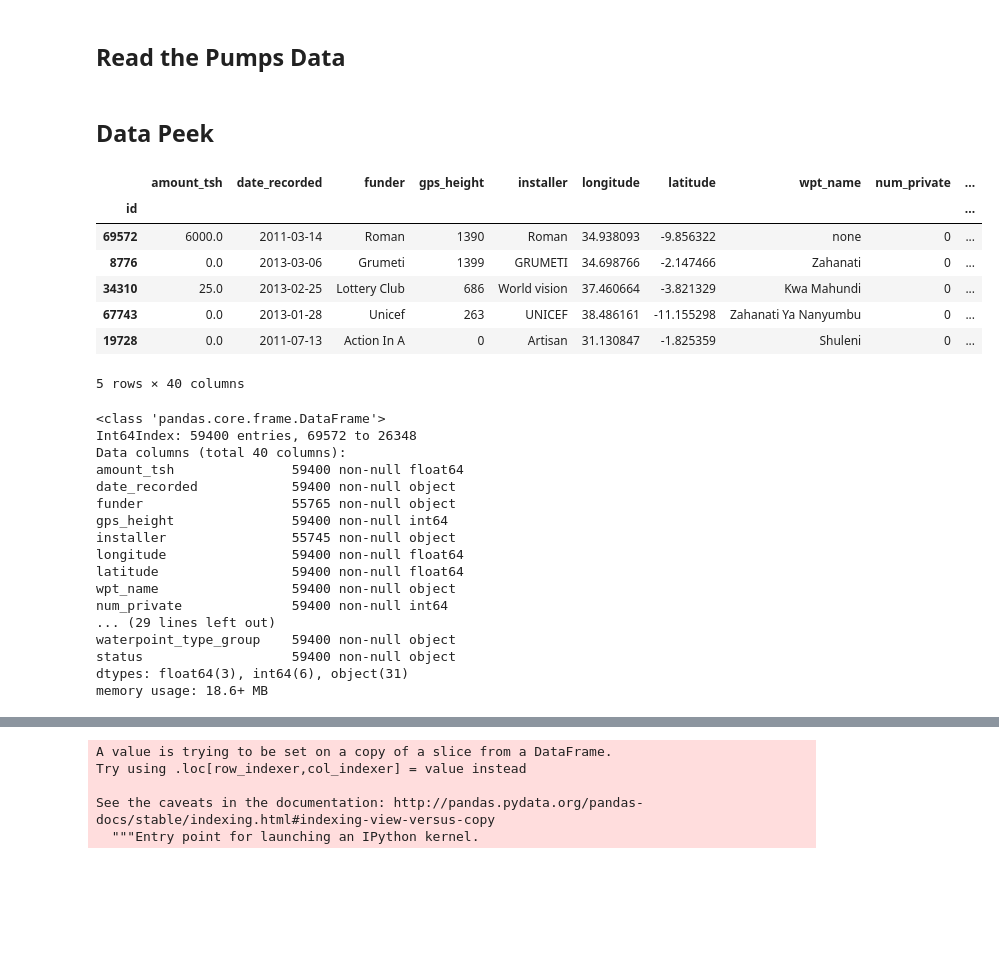
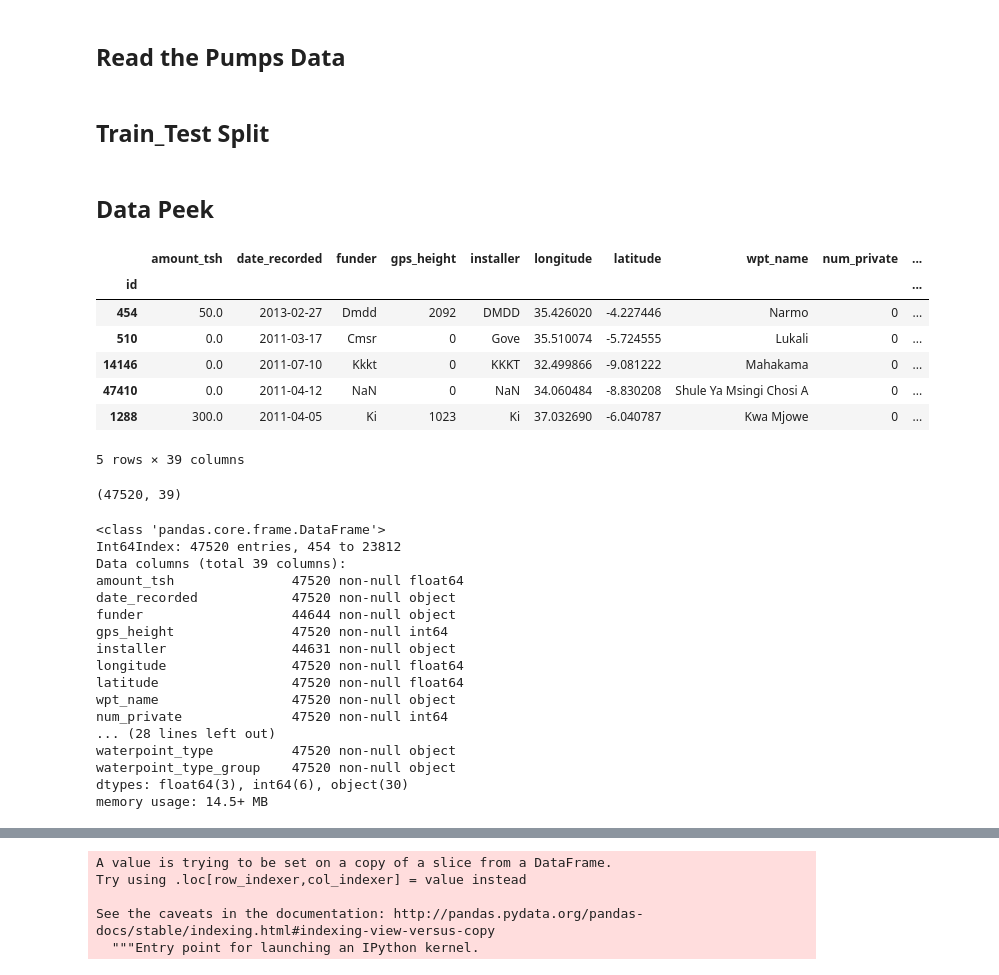
Before and after one commit to iremnasir/bootcamp_progress, a Jupyter notebook: Week_02/Pumps_Revised.ipynb, the cells around one changed output, grey strips where cells are left out. Cells and saved outputs as stored; diff of their text form; code cells hidden in the pictures; blank space fills up the shorter version.

```diff
--- a/Week_02/Pumps_Revised.ipynb
+++ b/Week_02/Pumps_Revised.ipynb
@@ -22,41 +24,46 @@ TARGET = os.path.join(PATH, TARGET)
 # %%
 pumps_f = pd.read_csv(FEATURES, index_col = 0)
 pumps_y = pd.read_csv(TARGET, index_col = 0)
-
-# Merge
-pumps_f['status'] = pumps_y
+# %% [markdown]
+## Train_Test Split
+# %%
+X_train, X_test, y_train, y_test = train_test_split(pumps_f, pumps_y, test_size = 0.2, random_state=42)
 # %% [markdown]
 ## Data Peek
 # %%
-pumps_f.head()
+X_train.head()
 # %% [output]
 |  | amount_tsh | date_recorded | funder | gps_height | installer | longitude | latitude | wpt_name | num_private | ... |
 | id |  |  |  |  |  |  |  |  |  | ... |
-| 69572 | 6000.0 | 2011-03-14 | Roman | 1390 | Roman | 34.938093 | -9.856322 | none | 0 | ... |
-| 8776 | 0.0 | 2013-03-06 | Grumeti | 1399 | GRUMETI | 34.698766 | -2.147466 | Zahanati | 0 | ... |
-| 34310 | 25.0 | 2013-02-25 | Lottery Club | 686 | World vision | 37.460664 | -3.821329 | Kwa Mahundi | 0 | ... |
-| 67743 | 0.0 | 2013-01-28 | Unicef | 263 | UNICEF | 38.486161 | -11.155298 | Zahanati Ya Nanyumbu | 0 | ... |
-| 19728 | 0.0 | 2011-07-13 | Action In A | 0 | Artisan | 31.130847 | -1.825359 | Shuleni | 0 | ... |
+| 454 | 50.0 | 2013-02-27 | Dmdd | 2092 | DMDD | 35.426020 | -4.227446 | Narmo | 0 | ... |
+| 510 | 0.0 | 2011-03-17 | Cmsr | 0 | Gove | 35.510074 | -5.724555 | Lukali | 0 | ... |
+| 14146 | 0.0 | 2011-07-10 | Kkkt | 0 | KKKT | 32.499866 | -9.081222 | Mahakama | 0 | ... |
+| 47410 | 0.0 | 2011-04-12 | NaN | 0 | NaN | 34.060484 | -8.830208 | Shule Ya Msingi Chosi A | 0 | ... |
+| 1288 | 300.0 | 2011-04-05 | Ki | 1023 | Ki | 37.032690 | -6.040787 | Kwa Mjowe | 0 | ... |
-5 rows × 40 columns
+5 rows × 39 columns
+# %%
+X_train.shape
+# %% [output]
+(47520, 39)
 # %%
-pumps_f.info()
+X_train.info()
 # %% [output]
 <class 'pandas.core.frame.DataFrame'>
-Int64Index: 59400 entries, 69572 to 26348
-Data columns (total 40 columns):
-amount_tsh               59400 non-null float64
-date_recorded            59400 non-null object
-funder                   55765 non-null object
-gps_height               59400 non-null int64
-installer                55745 non-null object
-longitude                59400 non-null float64
-latitude                 59400 non-null float64
-wpt_name                 59400 non-null object
-num_private              59400 non-null int64
-... (29 lines left out)
-waterpoint_type_group    59400 non-null object
-status                   59400 non-null object
-dtypes: float64(3), int64(6), object(31)
-memory usage: 18.6+ MB
+Int64Index: 47520 entries, 454 to 23812
+Data columns (total 39 columns):
+amount_tsh               47520 non-null float64
+date_recorded            47520 non-null object
+funder                   44644 non-null object
+gps_height               47520 non-null int64
+installer                44631 non-null object
+longitude                47520 non-null float64
+latitude                 47520 non-null float64
+wpt_name                 47520 non-null object
+num_private              47520 non-null int64
+... (28 lines left out)
+waterpoint_type          47520 non-null object
+waterpoint_type_group    47520 non-null object
+dtypes: float64(3), int64(6), object(30)
+memory usage: 14.5+ MB
 # %%
 #Check the unique vals within those columns
```
Also changed, not shown: parts of 29 cells of this notebook.
